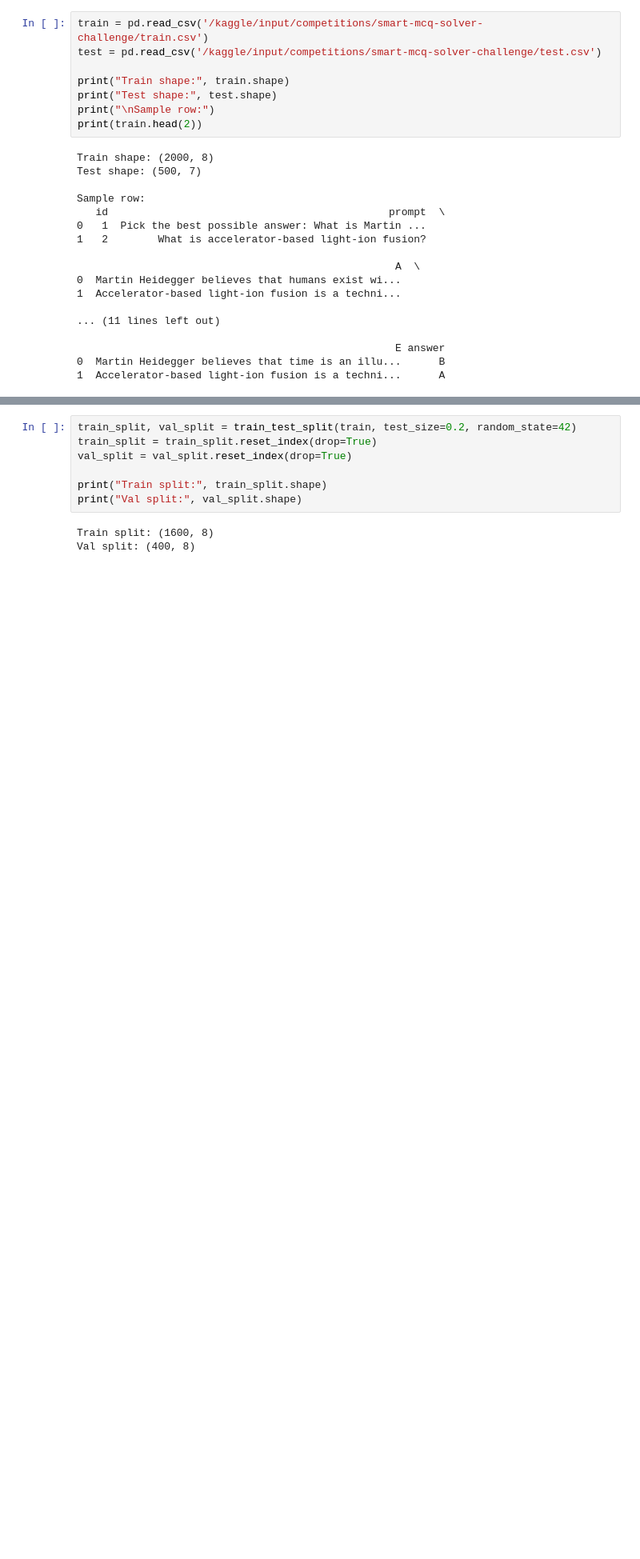
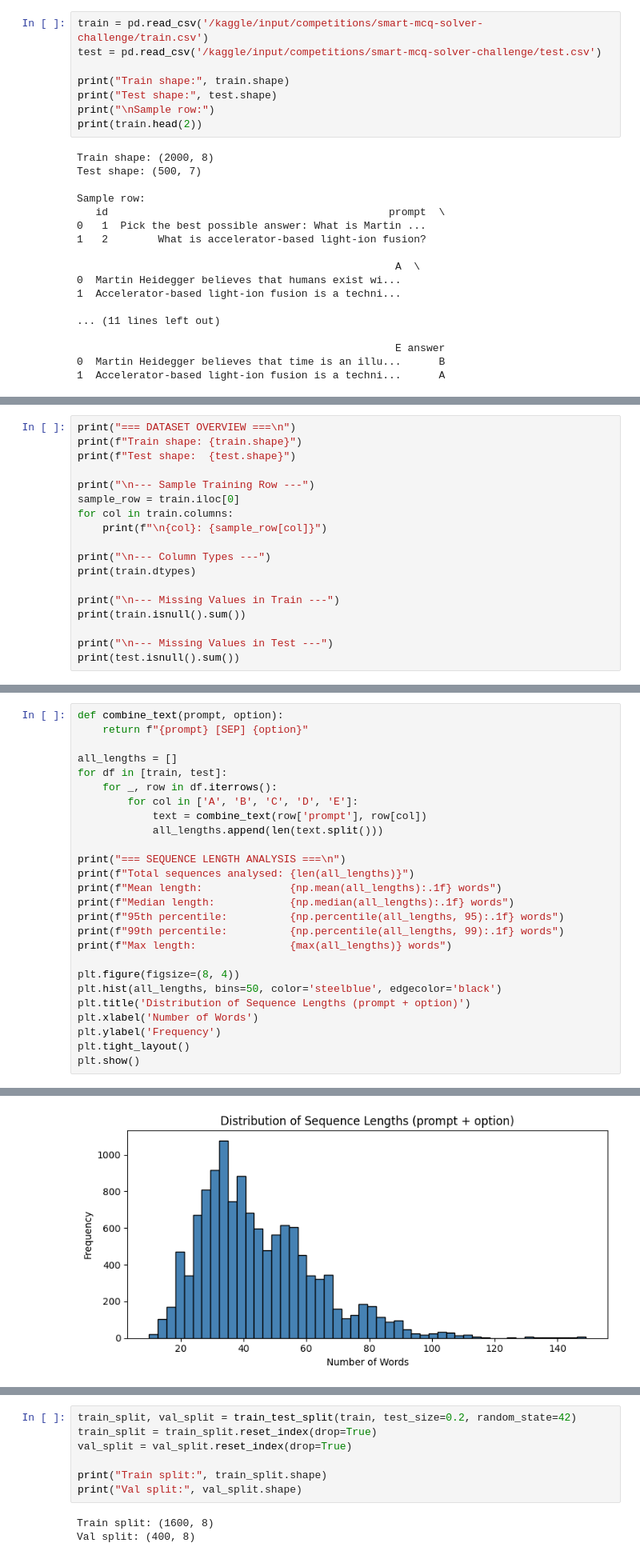
Before and after one commit to meetbatra/dl-23f2005025-notebook-t12026, a Jupyter notebook: dl-23f2005025-notebook-t12026.ipynb, the cells around one changed output, grey strips where cells are left out. Shown at 80% size. Drawn from its saved outputs; the diff is of its cells as text; blank space fills up the shorter version.

```diff
--- a/dl-23f2005025-notebook-t12026.ipynb
+++ b/dl-23f2005025-notebook-t12026.ipynb
@@ -83,0 +88,18 @@ Sample row:
+# %%
+print("=== DATASET OVERVIEW ===\n")
+print(f"Train shape: {train.shape}")
+print(f"Test shape:  {test.shape}")
+
+print("\n--- Sample Training Row ---")
+sample_row = train.iloc[0]
+for col in train.columns:
+    print(f"\n{col}: {sample_row[col]}")
+
+print("\n--- Column Types ---")
+print(train.dtypes)
+
+print("\n--- Missing Values in Train ---")
+print(train.isnull().sum())
+
+print("\n--- Missing Values in Test ---")
+print(test.isnull().sum())
@@ -83,0 +184,27 @@ Sample row:
+# %%
+def combine_text(prompt, option):
+    return f"{prompt} [SEP] {option}"
+
+all_lengths = []
+for df in [train, test]:
+    for _, row in df.iterrows():
+        for col in ['A', 'B', 'C', 'D', 'E']:
+            text = combine_text(row['prompt'], row[col])
+            all_lengths.append(len(text.split()))
+
+print("=== SEQUENCE LENGTH ANALYSIS ===\n")
+print(f"Total sequences analysed: {len(all_lengths)}")
+print(f"Mean length:              {np.mean(all_lengths):.1f} words")
+print(f"Median length:            {np.median(all_lengths):.1f} words")
+print(f"95th percentile:          {np.percentile(all_lengths, 95):.1f} words")
+print(f"99th percentile:          {np.percentile(all_lengths, 99):.1f} words")
+print(f"Max length:               {max(all_lengths)} words")
+
+plt.figure(figsize=(8, 4))
+plt.hist(all_lengths, bins=50, color='steelblue', edgecolor='black')
+plt.title('Distribution of Sequence Lengths (prompt + option)')
+plt.xlabel('Number of Words')
+plt.ylabel('Frequency')
+plt.tight_layout()
+plt.show()
+# %% [output]
@@ -83,0 +219 @@ Sample row:
+[figure, added]
```
Also changed, not shown: parts of 68 cells of this notebook.
